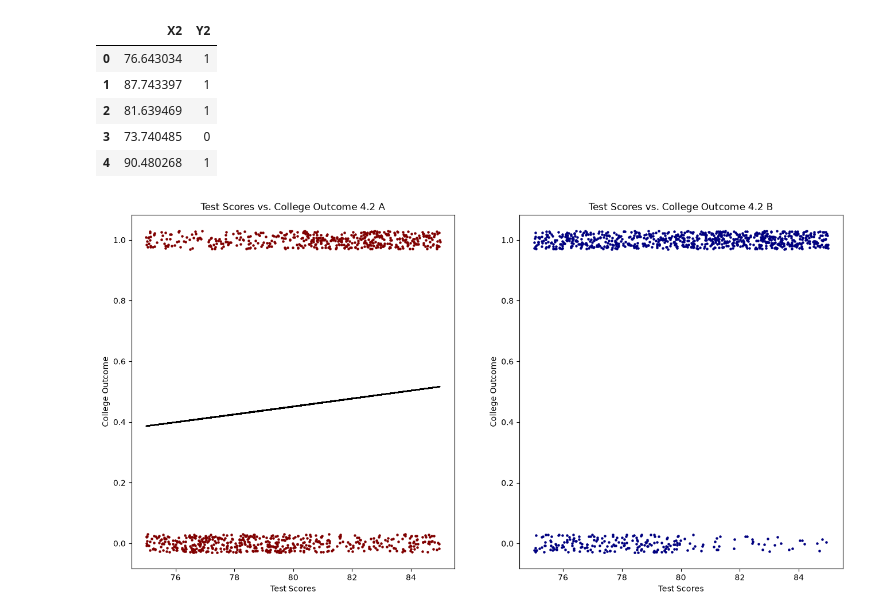
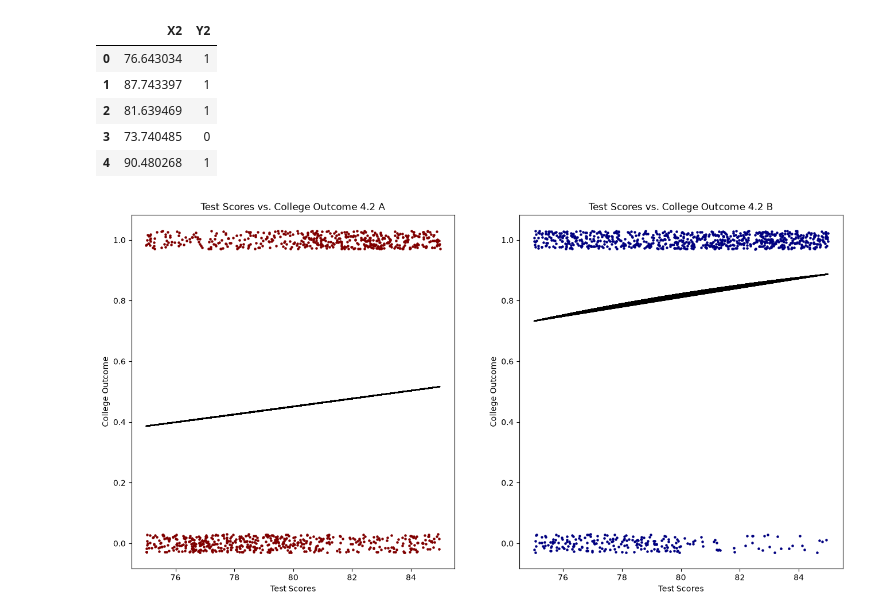
Before and after one commit to eghatzis0527/DX702-mod-6, a Jupyter notebook: HW_Reflections_Code_1-4.ipynb, the cells around one changed output. Saved outputs shown, nothing was run; the diff lists cells and outputs as text; code cells hidden in the pictures.

```diff
--- a/HW_Reflections_Code_1-4.ipynb
+++ b/HW_Reflections_Code_1-4.ipynb
@@ -101,32 +101,33 @@ model1.fit(data2[['X']], data2['Y'])
 
 model2 = LogisticRegression()
 model2.fit(data3[['X2']], data3['Y2'])
 
 data2_plot = data2[(data2['X'] >= 75) & (data2['X'] <= 85)].copy()
 data3_plot = data3[(data3['X2'] >= 75) & (data3['X2'] <= 85)].copy()
 
 data2_plot = data2_plot.sample(n = 1000, random_state = 42)
 data3_plot = data3_plot.sample(n = 1000, random_state = 42)
 
 y_jitter1 = data2_plot['Y'] + np.random.uniform(-0.03, 0.03, len(data2_plot))
 y_jitter2 = data3_plot['Y2'] + np.random.uniform(-0.03, 0.03, len(data3_plot))
 
 y_probs1 = model1.predict_proba(data2_plot[['X']])[:, 1]
 y_probs2 = model2.predict_proba(data3_plot[['X2']])[:, 1]
 
 fig, ax = plt.subplots(1, 2, figsize = (16, 8))
 
 ax[0].scatter(data2_plot['X'], y_jitter1, s = 5, color = 'maroon')
-ax[0].plot(data2_plot['X'], y_probs1, ls = 'dotted', color = 'black')
+ax[0].plot(data2_plot['X'], y_probs1, color = 'black')
 ax[0].set_title('Test Scores vs. College Outcome 4.2 A')
 ax[0].set_xlabel('Test Scores')
 ax[0].set_ylabel('College Outcome')
 
 ax[1].scatter(data3_plot['X2'], y_jitter2, s = 5, color = 'navy')
+ax[1].plot(data3_plot['X2'], y_probs2, color = 'black')
 ax[1].set_title('Test Scores vs. College Outcome 4.2 B')
 ax[1].set_xlabel('Test Scores')
 ax[1].set_ylabel('College Outcome')
 
 plt.show()
 # %% [output]
-[figure, old version]
+[figure, new version]
```
